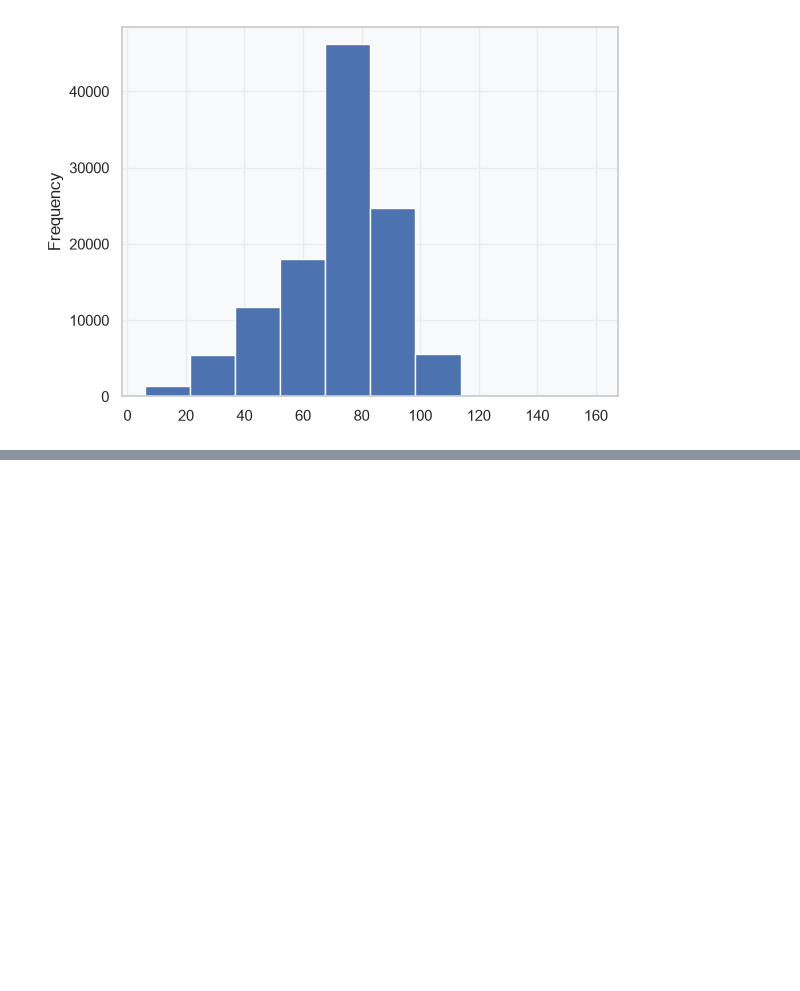
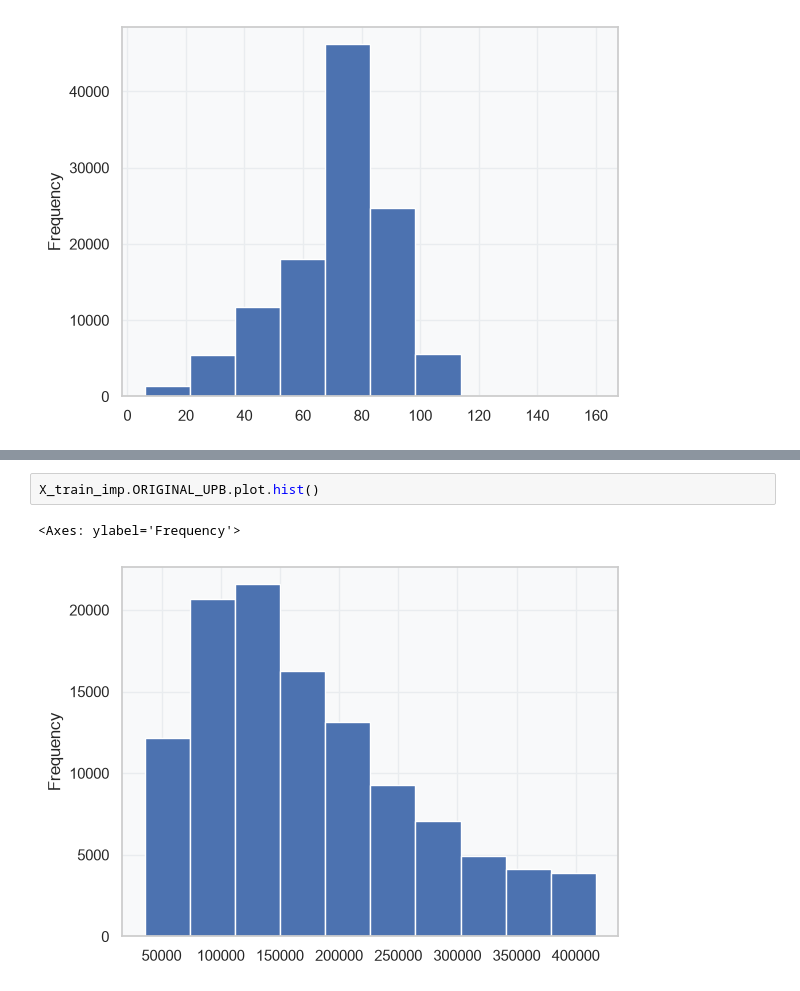
Before and after one commit to Gautam0211/Credit-Risk-Stress-Testing-Under-Macro-Conditions-of-2008-Global-Recession, a Jupyter notebook: Notebooks/EDA and Data Preprocessing.ipynb, the cells around one changed output, grey strips where cells are left out. Saved outputs shown, nothing was run; the diff lists cells and outputs as text; blank space fills up the shorter version.

```diff
--- a/Notebooks/EDA and Data Preprocessing.ipynb
+++ b/Notebooks/EDA and Data Preprocessing.ipynb
@@ -2030,0 +2032,5 @@ print("\n=== Preprocessing Stage Complete ===")
+# %%
+X_train_imp.ORIGINAL_UPB.plot.hist()
+# %% [output]
+<Axes: ylabel='Frequency'>
+[figure, added]
```
Also changed, not shown: parts of 33 cells of this notebook, 2 other files.
